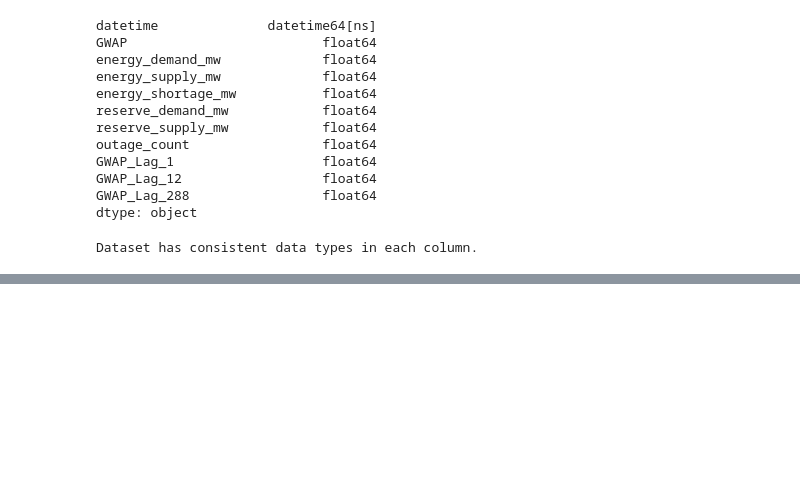
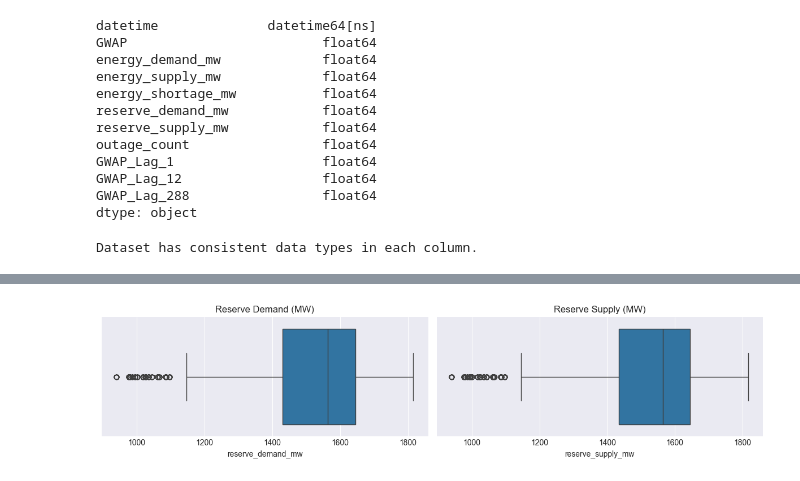
Before and after one commit to haniellejermayn/wesm-price-prediction, a Jupyter notebook: 02_EDA.ipynb, the cells around one changed output, grey strips where cells are left out. Cells and saved outputs as stored; diff of their text form; code cells hidden in the pictures; blank space fills up the shorter version.

```diff
--- a/02_EDA.ipynb
+++ b/02_EDA.ipynb
@@ -151,0 +187,13 @@ Dataset has consistent data types in each column.
+# %%
+fig, axes = plt.subplots(1, 2, figsize=(12, 3))
+
+sns.boxplot(x=df['reserve_demand_mw'], ax=axes[0])
+axes[0].set_title('Reserve Demand (MW)')
+
+sns.boxplot(x=df['reserve_supply_mw'], ax=axes[1])
+axes[1].set_title('Reserve Supply (MW)')
+
+plt.tight_layout()
+plt.show()
+# %% [output]
+[figure, added]
```
Also changed, not shown: parts of 7 cells of this notebook.
